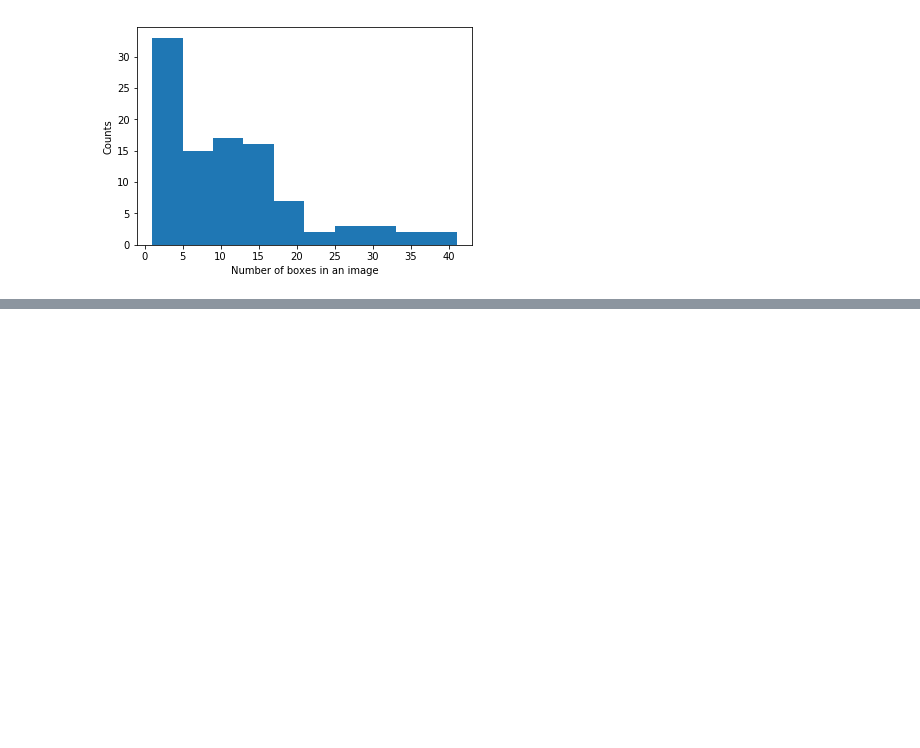
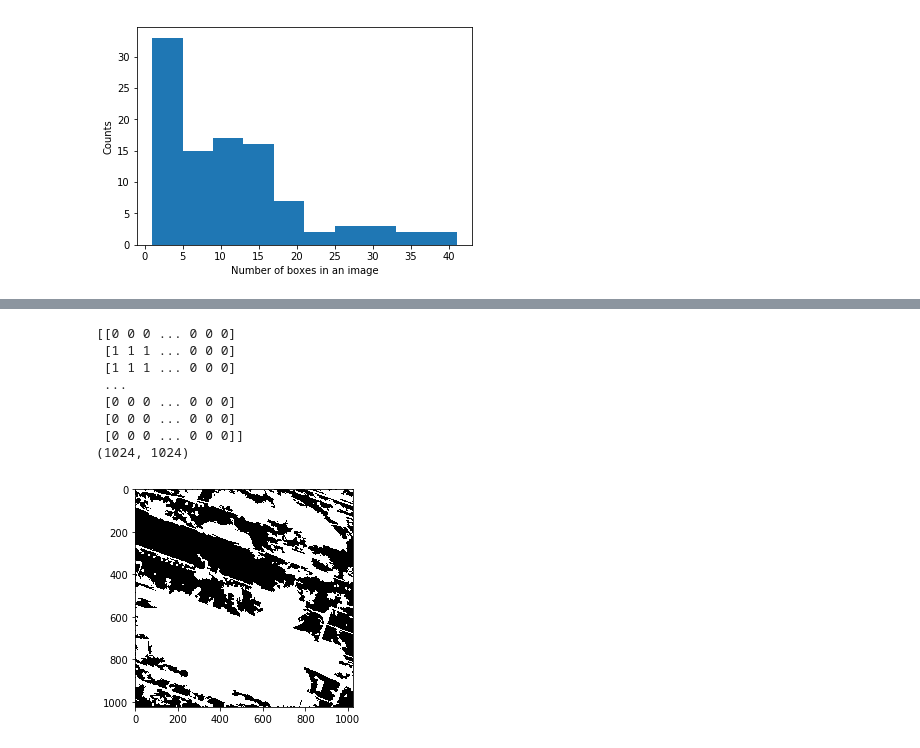
Before and after one commit to quangntran/plane_detector, a Jupyter notebook: show_planes.ipynb, the cells around one changed output, grey strips where cells are left out. Cells and saved outputs as stored; diff of their text form; code cells hidden in the pictures; blank space fills up the shorter version.

```diff
--- a/show_planes.ipynb
+++ b/show_planes.ipynb
@@ -184,0 +350,16 @@ Area: Min:  0.4887218045112782 , Max:  1.73529411764705
+# %%
+# Fill hole
+img_mask = scipy.ndimage.morphology.binary_fill_holes(dilated_edges).astype(int)
+plt.imshow(img_mask, cmap="gray")
+print(img_mask)
+print(img_mask.shape)
+# %% [output]
+[[0 0 0 ... 0 0 0]
+ [1 1 1 ... 0 0 0]
+ [1 1 1 ... 0 0 0]
+ ...
+ [0 0 0 ... 0 0 0]
+ [0 0 0 ... 0 0 0]
+ [0 0 0 ... 0 0 0]]
+(1024, 1024)
+[figure, added]
```
Also changed, not shown: parts of 21 cells of this notebook, 1 other file.
